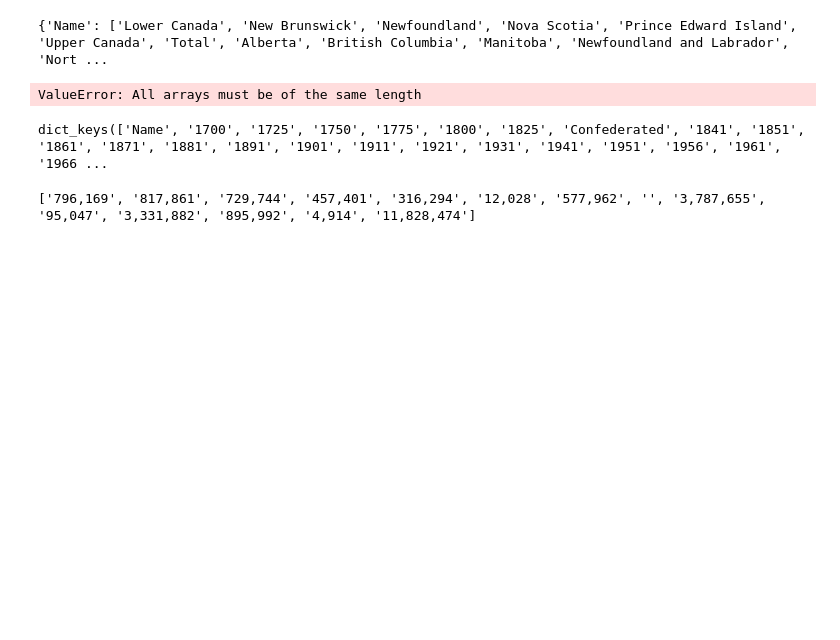
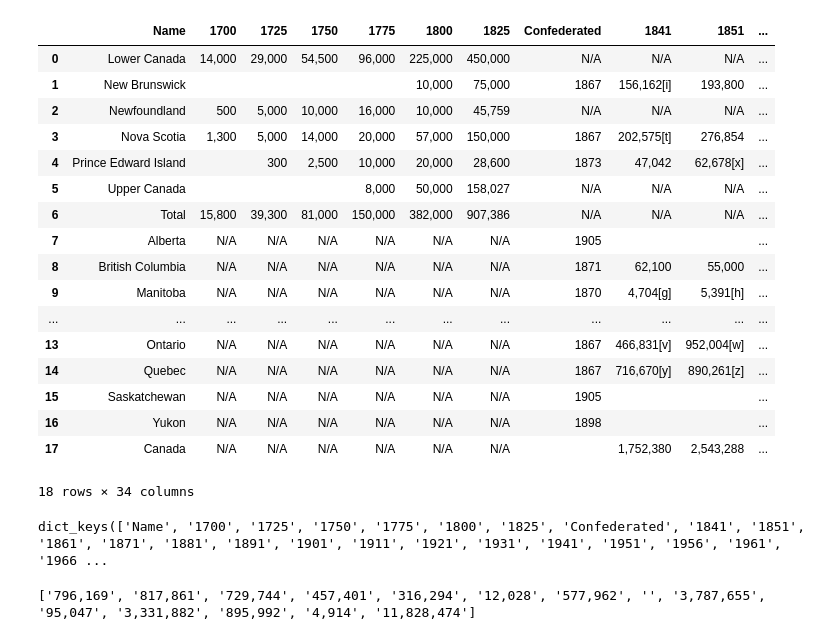
Before and after one commit to Phoompa/Search-Engine-Assignments-, a Jupyter notebook: A3/test.ipynb, the cells around one changed output. Saved outputs shown, nothing was run; the diff lists cells and outputs as text; code cells hidden in the pictures; blank space fills up the shorter version.

Commit message:
Added regex to province name sanitization, changed "N/A" to spaces, now prints dataframe

```diff
--- a/A3/test.ipynb
+++ b/A3/test.ipynb
@@ -47,6 +47,9 @@ Webpage retrieved successfully
   </tr>
  </tbody>
 </table>
+# %%
+def sanitize(text):
+        return text.strip()
 # %%
 for table in tables: #iterate through each table found on the url
     headers = [re.sub(r"\[([a-z])*\]", "",(th.get_text()).strip()) for th in table.find_all('th')] #extracts all header cell text, sanitizes it, then stores the clean text in a list
@@ -66,23 +69,23 @@ for table in tables: #iterate through each table found on the url
 #tables_dict['Name'] = list(dict.fromkeys(tables_dict['Name']))
 #print(tables_dict)
 all_data = {}
-    all_periods = []
+all_periods = []
 
-    for table in tables:
-        headers = [(th.get_text()).strip() for th in table.find_all('th')]
-        all_periods.extend(headers[1:])  # Collect all period headers excluding the 'Name' header
+for table in tables:
+    headers = [re.sub(r"\[([a-z])*\]", "",(th.get_text()).strip()) for th in table.find_all('th')]
+    all_periods.extend(headers[1:])  # Collect all period headers excluding the 'Name' header
 
-        for row in table.find_all('tr')[1:]:  # skip header row
-            cells = row.find_all(['td', 'th'])
-            if len(cells) == len(headers):
-                name = sanitize(cells[0].get_text())
-                if name not in all_data:
-                    all_data[name] = {header: "N/A" for header in all_periods}
+    for row in table.find_all('tr')[1:]:  # skip header row
+        cells = row.find_all(['td', 'th'])
+        if len(cells) == len(headers):
+            name = sanitize(re.sub(r"\[([a-z])*\]","",cells[0].get_text()))
+            if name not in all_data:
+                all_data[name] = {header: "N/A" for header in all_periods}
 
-                for i in range(1, len(headers)):
-                    period = headers[i]
-                    value = sanitize(cells[i].get_text())
-                    all_data[name][period] = value
+            for i in range(1, len(headers)):
+                period = headers[i]
+                value = sanitize(cells[i].get_text())
+                all_data[name][period] = value
 
     # Remove duplicates from all_periods while maintaining order
     seen = set()
@@ -105,15 +108,31 @@ all_data = {}
 
     #print the dataframe
     df.head(60)
-# %% [output]
-{'Name': ['Lower Canada', 'New Brunswick', 'Newfoundland', 'Nova Scotia', 'Prince Edward Island', 'Upper Canada', 'Total', 'Alberta', 'British Columbia', 'Manitoba', 'Newfoundland and Labrador', 'Nort ...
 # %%
 #for header in tables_dict:
     #print(len(tables_dict[header]))
 #df = pd.DataFrame.from_dict(tables_dict)
 #print(df)
+df
 # %% [output]
+|  | Name | 1700 | 1725 | 1750 | 1775 | 1800 | 1825 | Confederated | 1841 | 1851 | ... |
+| 0 | Lower Canada | 14,000 | 29,000 | 54,500 | 96,000 | 225,000 | 450,000 | N/A | N/A | N/A | ... |
+| 1 | New Brunswick |  |  |  |  | 10,000 | 75,000 | 1867 | 156,162[i] | 193,800 | ... |
+| 2 | Newfoundland | 500 | 5,000 | 10,000 | 16,000 | 10,000 | 45,759 | N/A | N/A | N/A | ... |
+| 3 | Nova Scotia | 1,300 | 5,000 | 14,000 | 20,000 | 57,000 | 150,000 | 1867 | 202,575[t] | 276,854 | ... |
+| 4 | Prince Edward Island |  | 300 | 2,500 | 10,000 | 20,000 | 28,600 | 1873 | 47,042 | 62,678[x] | ... |
+| 5 | Upper Canada |  |  |  | 8,000 | 50,000 | 158,027 | N/A | N/A | N/A | ... |
+| 6 | Total | 15,800 | 39,300 | 81,000 | 150,000 | 382,000 | 907,386 | N/A | N/A | N/A | ... |
+| 7 | Alberta | N/A | N/A | N/A | N/A | N/A | N/A | 1905 |  |  | ... |
+| 8 | British Columbia | N/A | N/A | N/A | N/A | N/A | N/A | 1871 | 62,100 | 55,000 | ... |
+| 9 | Manitoba | N/A | N/A | N/A | N/A | N/A | N/A | 1870 | 4,704[g] | 5,391[h] | ... |
+| ... | ... | ... | ... | ... | ... | ... | ... | ... | ... | ... | ... |
+| 13 | Ontario | N/A | N/A | N/A | N/A | N/A | N/A | 1867 | 466,831[v] | 952,004[w] | ... |
+| 14 | Quebec | N/A | N/A | N/A | N/A | N/A | N/A | 1867 | 716,670[y] | 890,261[z] | ... |
+| 15 | Saskatchewan | N/A | N/A | N/A | N/A | N/A | N/A | 1905 |  |  | ... |
+| 16 | Yukon | N/A | N/A | N/A | N/A | N/A | N/A | 1898 |  |  | ... |
+| 17 | Canada | N/A | N/A | N/A | N/A | N/A | N/A |  | 1,752,380 | 2,543,288 | ... |
-ValueError: All arrays must be of the same length
+18 rows × 34 columns
 # %%
 print(tables_dict.keys())
 # %% [output]
```
Also changed, not shown: parts of 1 cell of this notebook, 18 other files.
